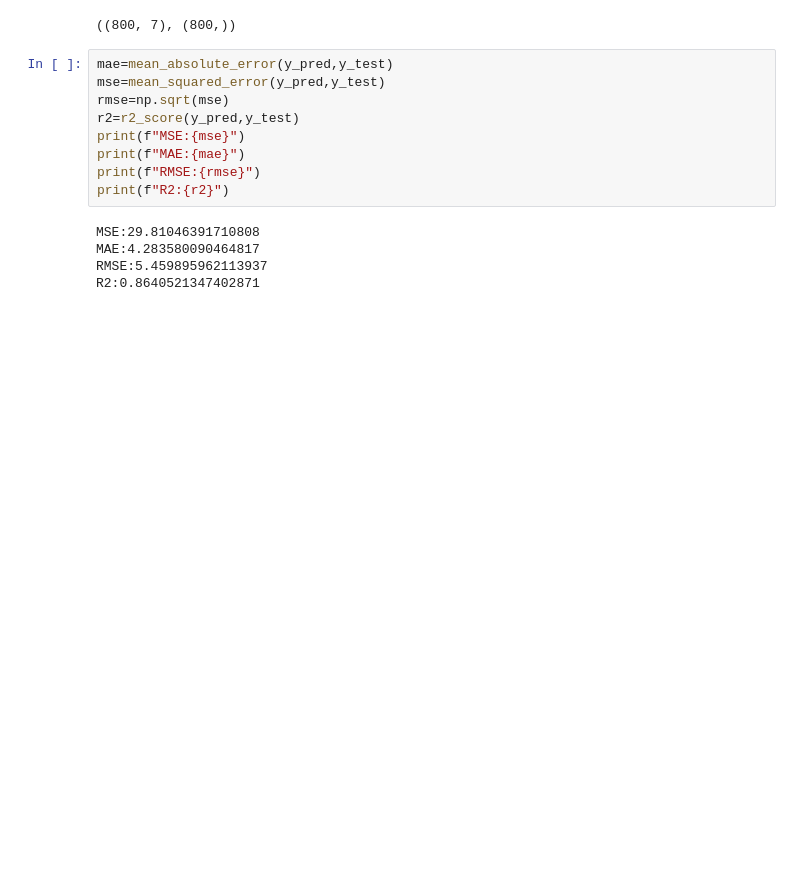
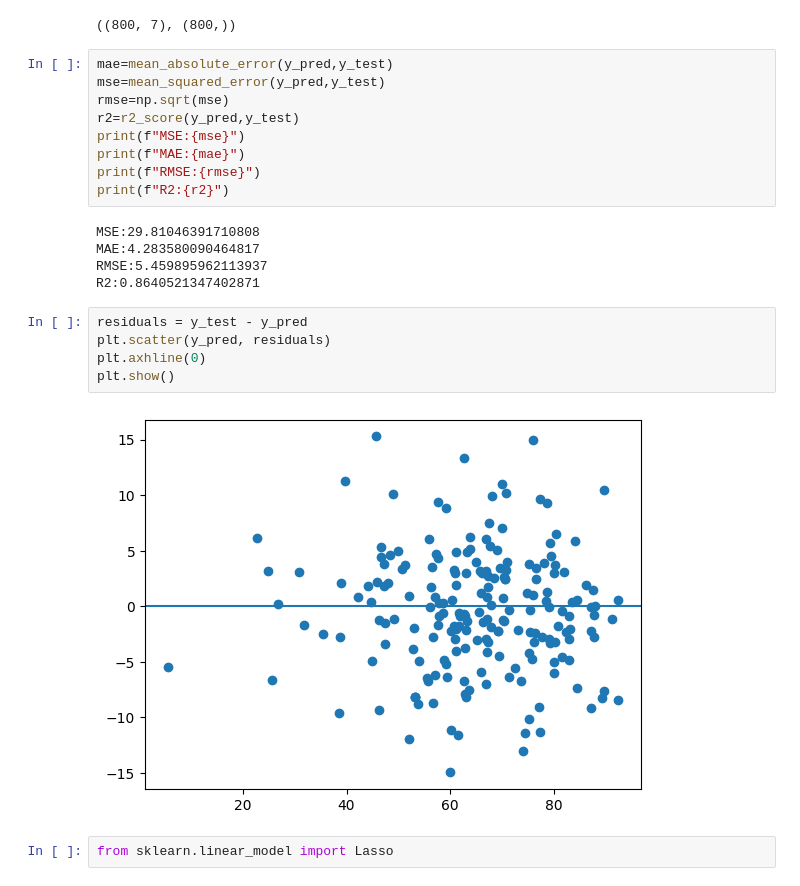
Before and after one commit to Paramasivam-2005/machine-learning, a Jupyter notebook: StudentMarkUsingAllAlgorithm.ipynb, the cells around one changed output. Saved outputs shown, nothing was run; the diff lists cells and outputs as text; blank space fills up the shorter version.

Commit message:
trained model

```diff
--- a/StockMarketUsingAllAlgorithm.ipynb
+++ b/StudentMarkUsingAllAlgorithm.ipynb
@@ -218,3 +218,12 @@ MSE:29.81046391710808
 MAE:4.283580090464817
 RMSE:5.459895962113937
 R2:0.8640521347402871
+# %%
+residuals = y_test - y_pred
+plt.scatter(y_pred, residuals)
+plt.axhline(0)
+plt.show()
+# %% [output]
+[figure, added]
+# %%
+from sklearn.linear_model import Lasso
```
Also changed, not shown: parts of 11 cells of this notebook, 2 other files.
